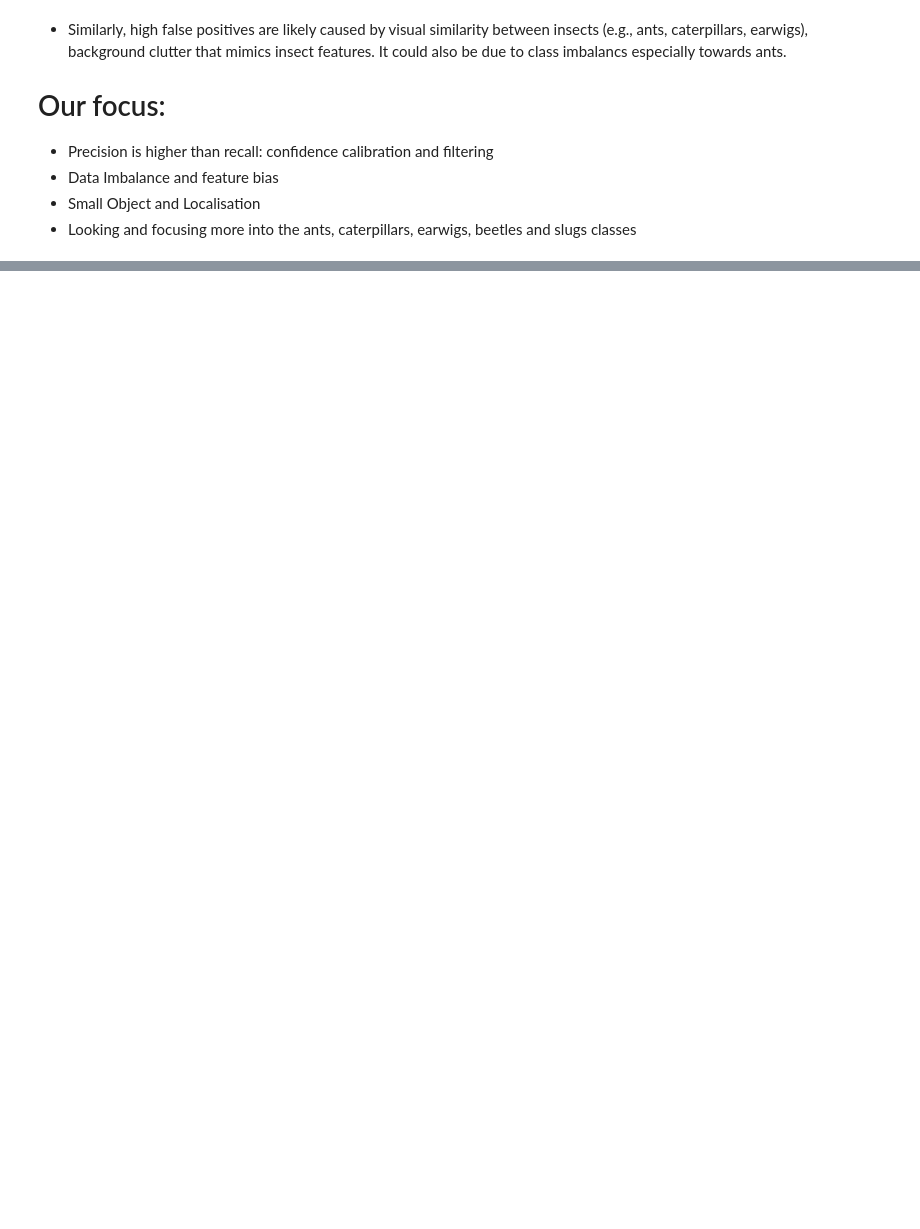
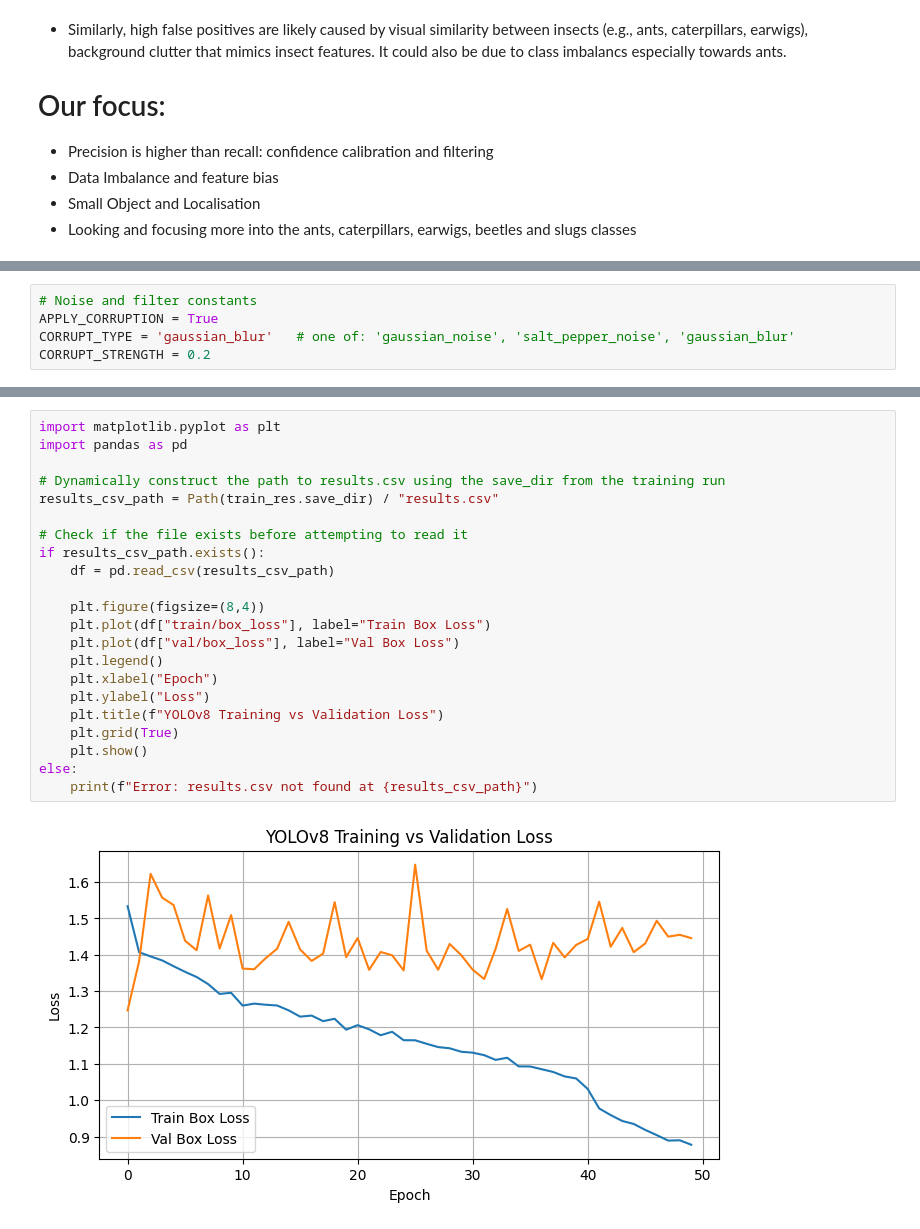
Before and after one commit to G04J/PestDetectionCV, a Jupyter notebook: yolov8_v2.ipynb, the cells around one changed output, grey strips where cells are left out. Drawn from its saved outputs; the diff is of its cells as text; blank space fills up the shorter version.

```diff
--- a/yolov8_v2.ipynb
+++ b/yolov8_v2.ipynb
@@ -718,0 +543,5 @@ for class_name in classes:
+# %%
+# Noise and filter constants
+APPLY_CORRUPTION = True
+CORRUPT_TYPE = 'gaussian_blur'   # one of: 'gaussian_noise', 'salt_pepper_noise', 'gaussian_blur'
+CORRUPT_STRENGTH = 0.2
@@ -1251,0 +1261,24 @@ get_inference_time_and_fps(test_res)
+# %%
+import matplotlib.pyplot as plt
+import pandas as pd
+
+# Dynamically construct the path to results.csv using the save_dir from the training run
+results_csv_path = Path(train_res.save_dir) / "results.csv"
+
+# Check if the file exists before attempting to read it
+if results_csv_path.exists():
+    df = pd.read_csv(results_csv_path)
+
+    plt.figure(figsize=(8,4))
+    plt.plot(df["train/box_loss"], label="Train Box Loss")
+    plt.plot(df["val/box_loss"], label="Val Box Loss")
+    plt.legend()
+    plt.xlabel("Epoch")
+    plt.ylabel("Loss")
+    plt.title(f"YOLOv8 Training vs Validation Loss")
+    plt.grid(True)
+    plt.show()
+else:
+    print(f"Error: results.csv not found at {results_csv_path}")
+# %% [output]
+[figure, added]
```
Also changed, not shown: parts of 52 cells of this notebook.
